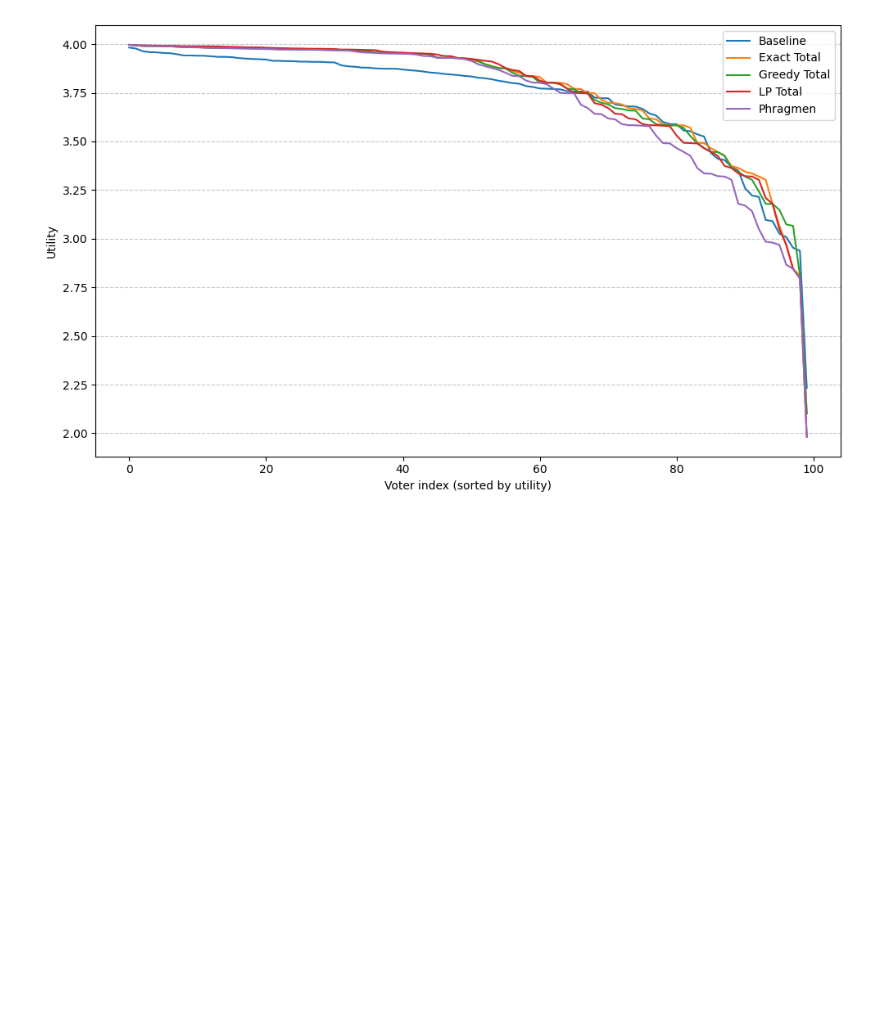
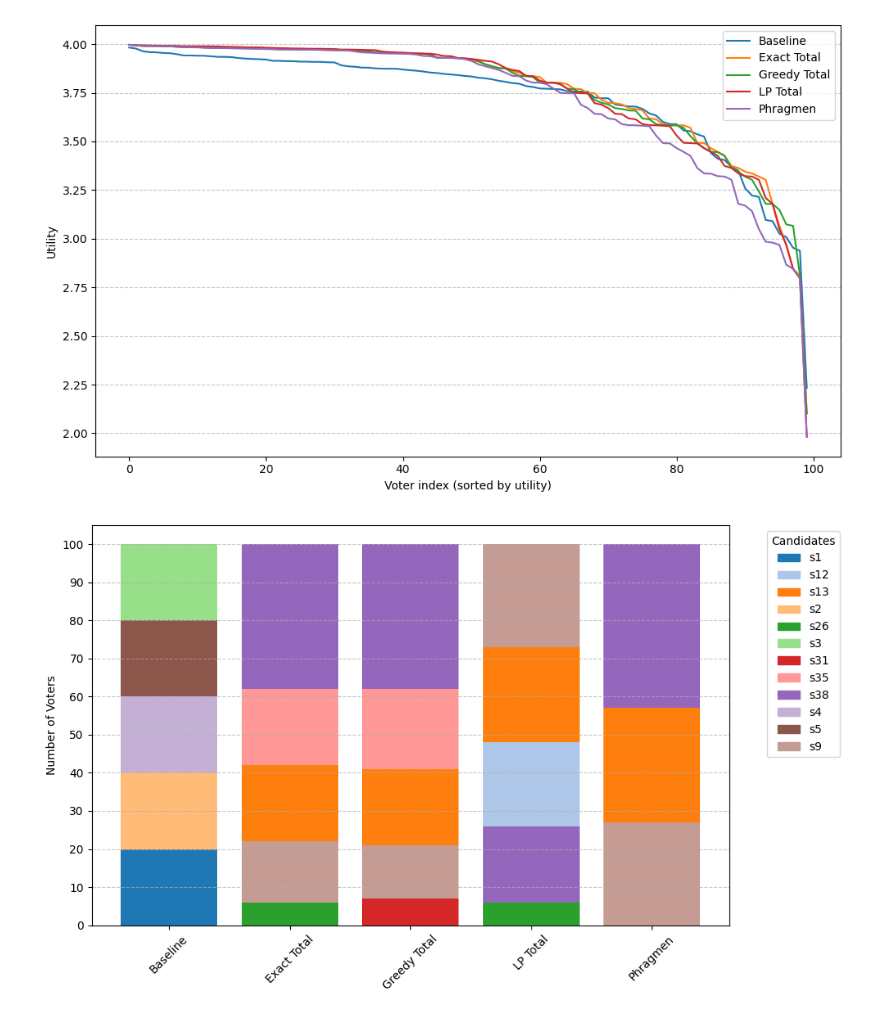
Before and after one commit to aaron-sandoval/generative_social_choice, a Jupyter notebook: generative_social_choice/plots/generate_plots.ipynb, the cells around one changed output. Saved outputs shown, nothing was run; the diff lists cells and outputs as text; code cells hidden in the pictures; blank space fills up the shorter version.

Commit message:
Added `plot_candidate_distribution_stacked`. Phragmen apparently only assigned to 3 of the 5 available candidates???

```diff
--- a/generative_social_choice/plots/generate_plots.ipynb
+++ b/generative_social_choice/plots/generate_plots.ipynb
@@ -68,14 +68,20 @@ algo_assignment_files = {
 utilities = pd.DataFrame(columns=["Baseline"] + list(algo_assignment_files.keys()), index=baseline_assignments.index)
 utilities["Baseline"] = baseline_assignments["utility"]
 
+assignments = pd.DataFrame(columns=["Baseline"] + list(algo_assignment_files.keys()), index=baseline_assignments.index)
+assignments["Baseline"] = baseline_assignments["candidate_id"]
+
 for algo_name, file_path in algo_assignment_files.items():
     with open(file_path, "r") as f:
         algo_assignment_data = (json.load(f))
         algo_utilities = pd.Series(algo_assignment_data['utilities'], index=algo_assignment_data['agent_ids'])
         utilities[algo_name] = algo_utilities
+        algo_assignments = pd.Series(algo_assignment_data['assignments'], index=algo_assignment_data['agent_ids'])
+        assignments[algo_name] = algo_assignments
 
 
-utilities.head(40)
+
+utilities.head(), assignments.head()
 
 
 # all_algorithm_utilities
@@ -358,3 +359,79 @@ def plot_sorted_utility_distributions(utilities: pd.DataFrame) -> plt.Figure:
 fig = plot_sorted_utility_distributions(utilities)
 # %% [output]
 [figure]
+# %%
+def plot_candidate_distribution_stacked(assignments: pd.DataFrame) -> plt.Figure:
+    """
+    Create a stacked bar chart showing the distribution of candidate assignments.
+    Each stack represents a different method/condition, with bars stacked by
+    frequency of candidate assignment in descending order.
+
+    Args:
+        assignments: DataFrame where each column contains candidate assignments for
+            different methods/conditions
+
+    Returns:
+        matplotlib Figure object containing the plot
+    """
+    # Create figure and axis
+    fig, ax = plt.subplots(figsize=(10, 6))
+
+    # Get all unique candidates across all columns, sorted by name
+    all_candidates = sorted(set().union(*[
+        set(assignments[col].unique()) for col in assignments.columns
+    ]))
+
+    # Process each column
+    x_positions = np.arange(len(assignments.columns))
+    max_height = 0
+
+    for i, column in enumerate(assignments.columns):
+        # Count occurrences of each candidate
+        counts = assignments[column].value_counts()
+        sorted_counts = counts.sort_values(ascending=True)
+
+        # Plot stacked bars
+        bottom = 0
+        for candidate, count in sorted_counts.items():
+            ax.bar(
+                i,
+                count,
+                bottom=bottom,
+                label=candidate if i == 0 else "",
+                width=0.8,
+                # Use same color for same candidate across stacks
+                color=plt.cm.tab20(all_candidates.index(candidate) % 20)
+            )
+            bottom += count
+
+        max_height = max(max_height, bottom)
+
+    # Customize plot
+    ax.set_ylabel("Number of Voters")
+    ax.set_xticks(x_positions)
+    ax.set_xticklabels(assignments.columns, rotation=45)
+    ax.yaxis.set_major_locator(plt.MultipleLocator(10))
+    ax.grid(axis='y', linestyle='--', alpha=0.7)
+
+    # Create custom legend handles and labels for all candidates
+    handles = [plt.Rectangle((0,0),1,1,
+                           color=plt.cm.tab20(i % 20))
+              for i in range(len(all_candidates))]
+
+    # Add legend outside the plot with all candidates
+    ax.legend(
+        handles,
+        all_candidates,
+        bbox_to_anchor=(1.05, 1),
+        loc='upper left',
+        title="Candidates"
+    )
+
+    # Adjust layout to prevent label cutoff
+    plt.tight_layout()
+
+    return fig
+
+fig = plot_candidate_distribution_stacked(assignments)
+# %% [output]
+[figure, added]
```
Also changed, not shown: parts of 1 cell of this notebook.
